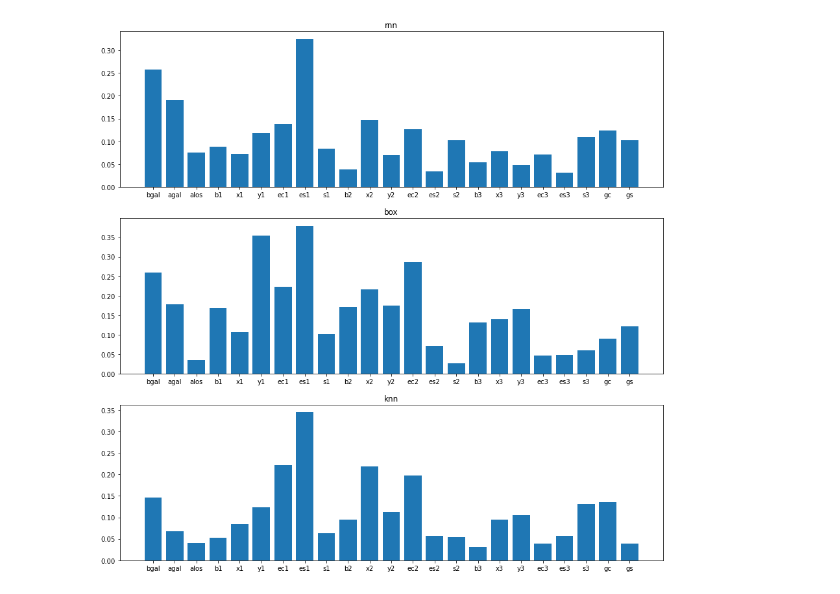
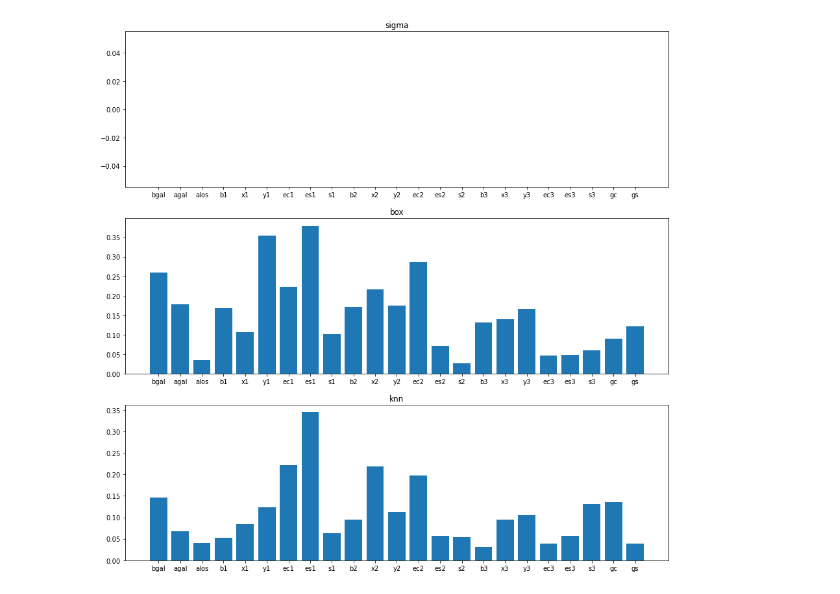
Before and after one commit to JackieLee23/Gravitational-Lensing, a Jupyter notebook: comparing mcmc distributions - abell.ipynb, the cells around one changed output. Saved outputs shown, nothing was run; the diff lists cells and outputs as text; code cells hidden in the pictures.

```diff
--- a/comparing mcmc distributions - abell.ipynb
+++ b/comparing mcmc distributions - abell.ipynb
@@ -30,8 +30,8 @@ def plotbars(mode, ax):
 # %%
 fig, (ax1, ax2, ax3) = plt.subplots(3, 1, figsize = (15, 15))
 
-plotbars("rnn", ax1)
+plotbars("sigma", ax1)
 plotbars("box", ax2)
 plotbars("knn", ax3)
 # %% [output]
-[figure, old version]
+[figure, new version]
```
Also changed, not shown: 12 other files.
